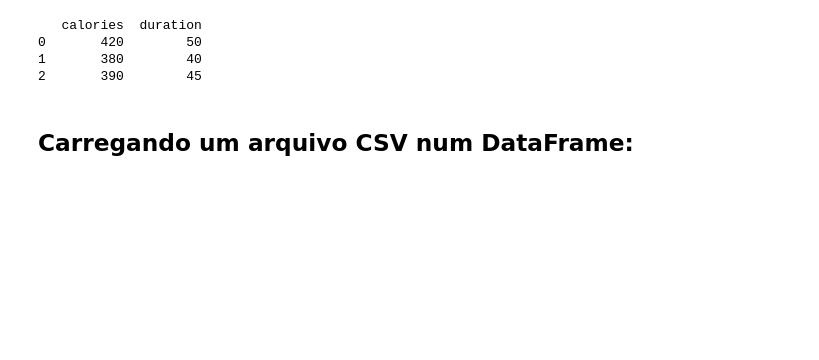
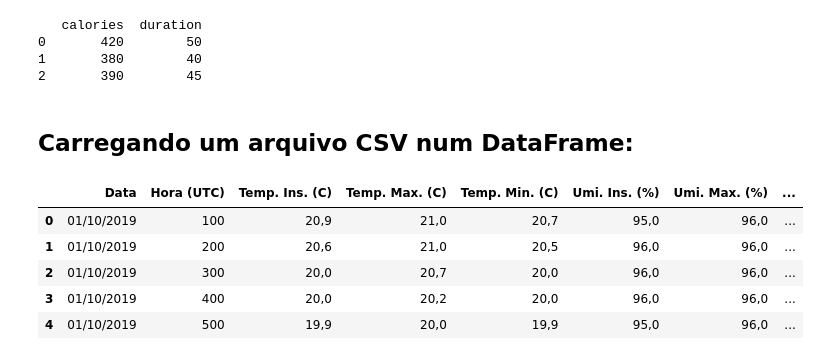
Before and after one commit to georgynio/python_aulas, a Jupyter notebook: Exercicios/Exemplos_base/dados_csv_2.ipynb, the cells around one changed output. Cells and saved outputs as stored; diff of their text form; code cells hidden in the pictures; blank space fills up the shorter version.

```diff
--- a/Exercicios/Exemplos_base/dados_csv_2.ipynb
+++ b/Exercicios/Exemplos_base/dados_csv_2.ipynb
@@ -60,0 +63,11 @@ print(df)
+# %%
+df = pd.read_csv('./../dados/VILA-VELHA-(A634).csv', skiprows=1, delimiter=';')
+# %%
+df.head()
+# %% [output]
+|  | Data | Hora (UTC) | Temp. Ins. (C) | Temp. Max. (C) | Temp. Min. (C) | Umi. Ins. (%) | Umi. Max. (%) | ... |
+| 0 | 01/10/2019 | 100 | 20,9 | 21,0 | 20,7 | 95,0 | 96,0 | ... |
+| 1 | 01/10/2019 | 200 | 20,6 | 21,0 | 20,5 | 96,0 | 96,0 | ... |
+| 2 | 01/10/2019 | 300 | 20,0 | 20,7 | 20,0 | 96,0 | 96,0 | ... |
+| 3 | 01/10/2019 | 400 | 20,0 | 20,2 | 20,0 | 96,0 | 96,0 | ... |
+| 4 | 01/10/2019 | 500 | 19,9 | 20,0 | 19,9 | 95,0 | 96,0 | ... |
```
Also changed, not shown: parts of 5 cells of this notebook.
